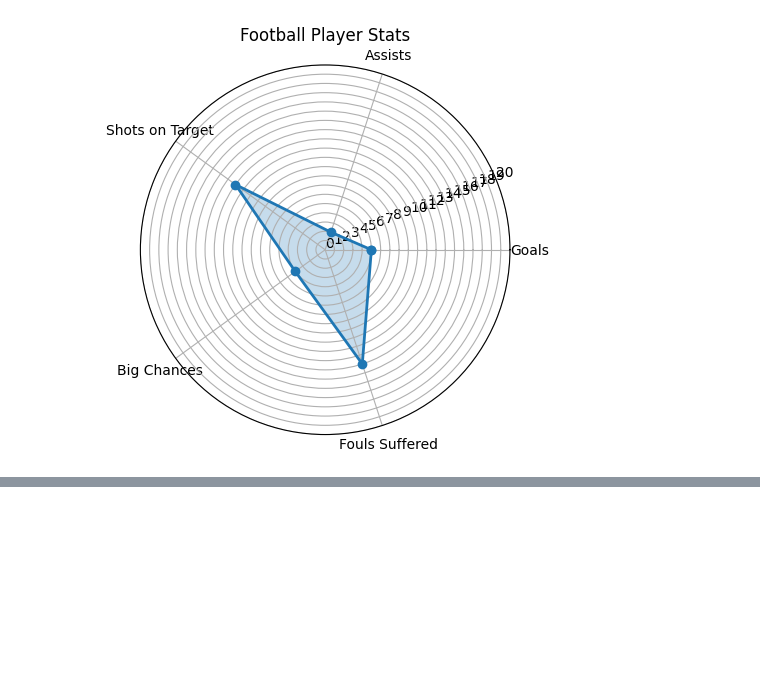
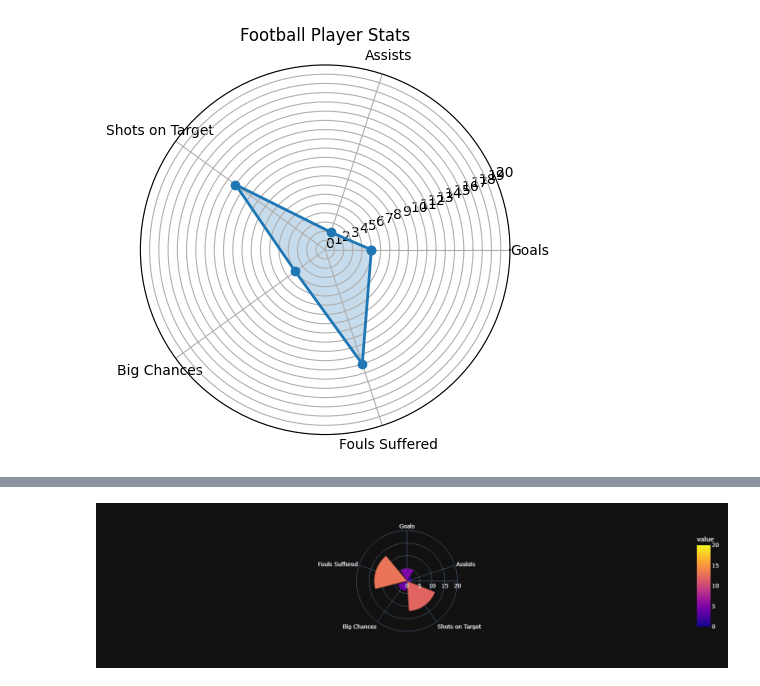
Before and after one commit to emrtnsj/ProjectSOLO1, a Jupyter notebook: notebooks/testing.ipynb, the cells around one changed output, grey strips where cells are left out. Saved outputs shown, nothing was run; the diff lists cells and outputs as text; code cells hidden in the pictures; blank space fills up the shorter version.

```diff
--- a/notebooks/testing.ipynb
+++ b/notebooks/testing.ipynb
@@ -30,3 +30,23 @@ def make_radar_chart(name, stats, attribute_labels=labels,
 make_radar_chart("Football Player Stats", [5, 2, 12, 4, 13])  # Pass the player's statistics as the second argument
 # %% [output]
 [figure]
+# %%
+import plotly.express as px
+import pandas as pd
+
+# Example data for a football player
+player_stats = {
+    "statistic": ["Goals", "Assists", "Shots on Target", "Big Chances", "Fouls Suffered"],
+    "value": [5, 2, 12, 4, 13]  # Example values, you should replace these with actual player statistics
+}
+
+df = pd.DataFrame(player_stats)
+
+fig = px.bar_polar(df, r="value", theta="statistic",
+                   color="value",  # Using the values themselves for coloring
+                   template="plotly_dark",
+                   color_continuous_scale=px.colors.sequential.Plasma,  # Choosing a color scale
+                   range_color=[0, 20],
+                   range_r=[0, 20])  # Setting the range of the color scale and radial coordinate
+fig.show()
+# %% [output]
@@ -32,0 +54 @@ make_radar_chart("Football Player Stats", [5, 2, 12, 4, 13])  # Pass the player'
+[figure, added]
```
Also changed, not shown: parts of 1 cell of this notebook.
